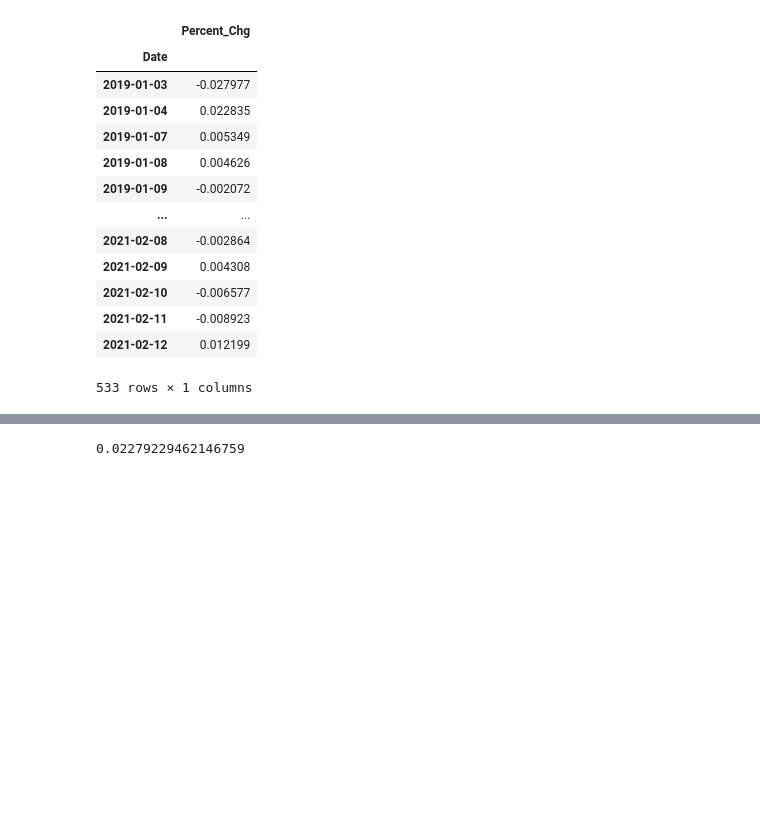
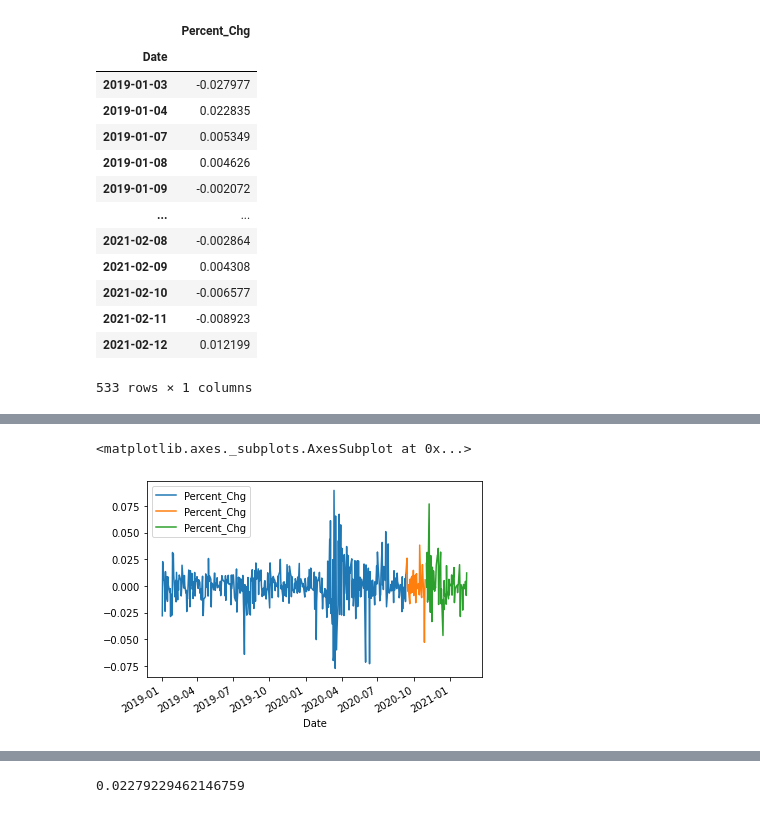
Before and after one commit to davidrtorres/Model-5-Stock-Price-Forecasting, a Jupyter notebook: Capstone_2_12_21-Working Draft.ipynb, the cells around one changed output, grey strips where cells are left out. Cells and saved outputs as stored; diff of their text form; code cells hidden in the pictures; blank space fills up the shorter version.

```diff
--- a/Capstone_2_12_21-Working Draft.ipynb
+++ b/Capstone_2_12_21-Working Draft.ipynb
@@ -157,8 +157,8 @@ Dataframe has 534 rows and 6 columns
 534 rows × 6 columns
 [figure]
 # %%
-df_1 = df['Adj Close']
-df_data = pd.DataFrame(df_1)#.values.astype('float32')
+#df_1 = df['Adj Close']
+#df_data = pd.DataFrame(df_1)#.values.astype('float32')
 # %%
 df_data
 # %% [output]
@@ -260,0 +292,10 @@ test_scaled = scaler.transform(test)
+# %%
+train = dataset_delta_AMAZN[:'2020-09-11']
+val = dataset_delta_AMAZN['2020-09-11':'2020-11-01']
+test = dataset_delta_AMAZN['2020-11-01':] #2021-02-12
+ax = train.plot()
+val.plot(ax=ax)
+test.plot(ax=ax)
+# %% [output]
+<matplotlib.axes._subplots.AxesSubplot at 0x...>
+[figure, added]
```
Also changed, not shown: parts of 20 cells of this notebook.
